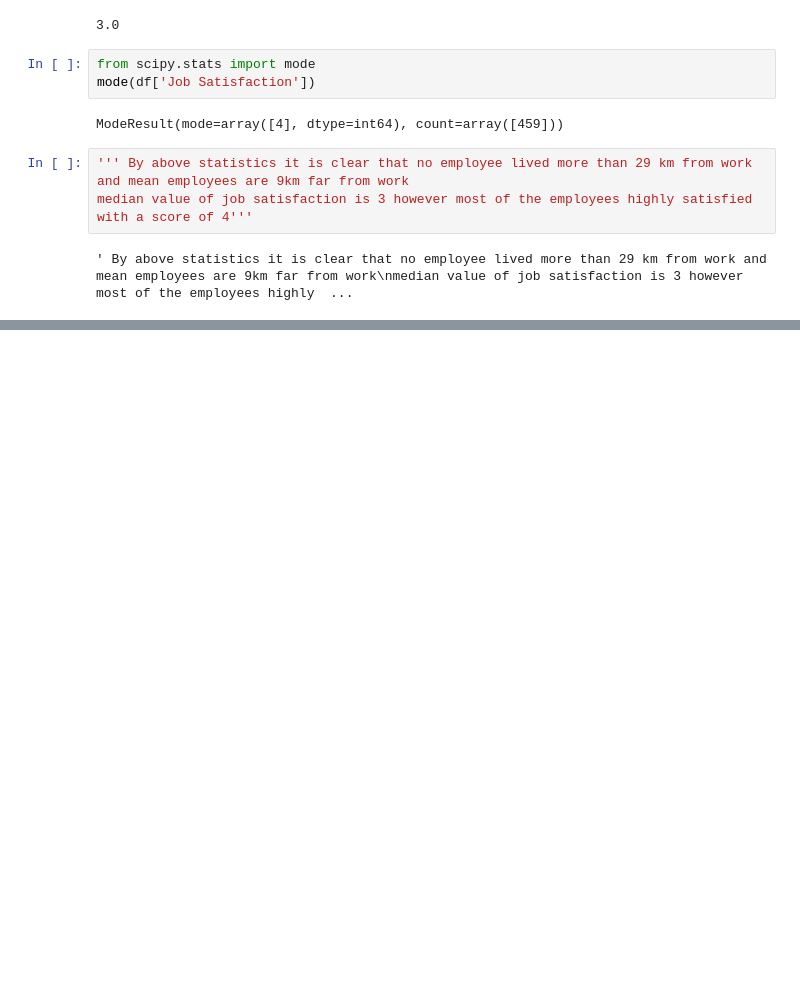
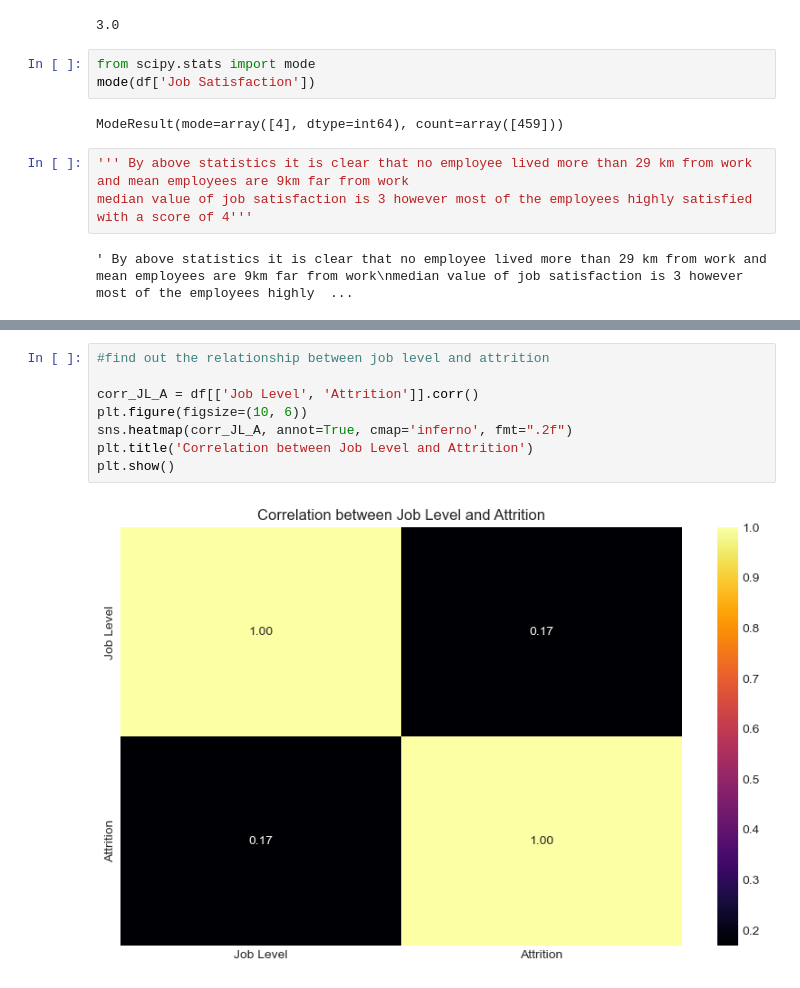
Before and after one commit to sivm205/HR-Employee-Attrition-Analysis, a Jupyter notebook: Preprocessing.ipynb, the cells around one changed output, grey strips where cells are left out. Cells and saved outputs as stored; diff of their text form; blank space fills up the shorter version.

```diff
--- a/Preprocessing.ipynb
+++ b/Preprocessing.ipynb
@@ -774,0 +869,10 @@ median value of job satisfaction is 3 however most of the employees highly satis
+# %%
+#find out the relationship between job level and attrition
+
+corr_JL_A = df[['Job Level', 'Attrition']].corr()
+plt.figure(figsize=(10, 6))
+sns.heatmap(corr_JL_A, annot=True, cmap='inferno', fmt=".2f")
+plt.title('Correlation between Job Level and Attrition')
+plt.show()
+# %% [output]
+[figure, added]
```
Also changed, not shown: parts of 24 cells of this notebook.
